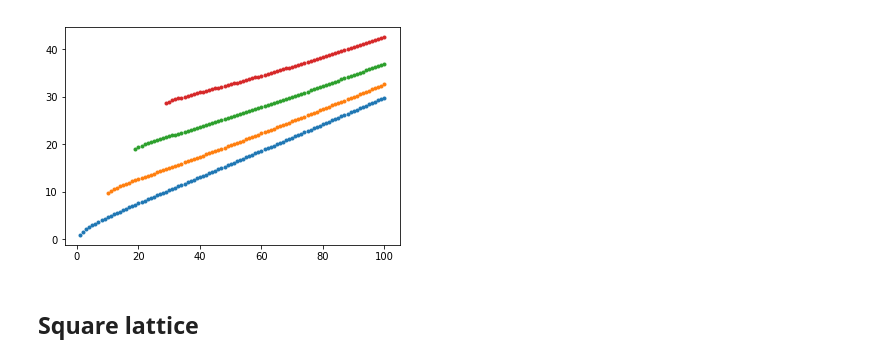
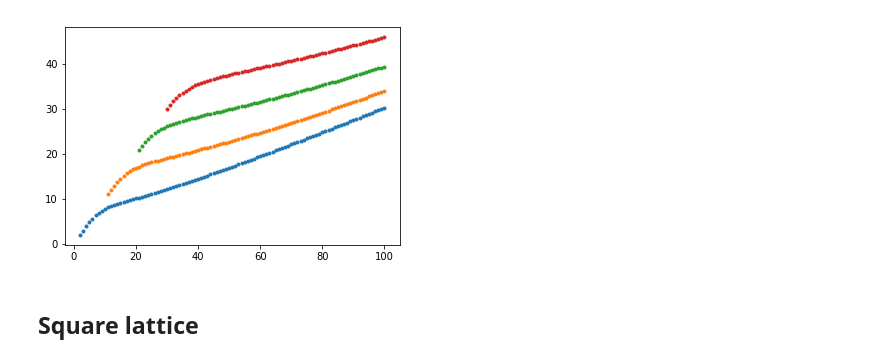
Before and after one commit to fancompute/legume, a Jupyter notebook: Notebooks/test_gme.ipynb, the cells around one changed output. Saved outputs shown, nothing was run; the diff lists cells and outputs as text; code cells hidden in the pictures.

```diff
--- a/Notebooks/test_gme.ipynb
+++ b/Notebooks/test_gme.ipynb
@@ -14,16 +14,16 @@ from itertools import zip_longest
 # %%
 # Test guided mode solver
 gs=np.linspace(1,100,100)
 epses=np.array([1,12,1])
 ds=np.array([0.1])
-(omegas, coeffs) = pygme.guided_modes(gs, epses, ds, step=1e-1/np.sqrt(epses.max()), n_modes=4)
+(omegas, coeffs) = pygme.guided_modes(gs, epses, ds, step=1e-1/np.sqrt(epses.max()), n_modes=4, mode='TM')
 omegasT = [list(filter(None, i)) for i in zip_longest(*omegas)]
 
 for w in omegasT:
     plt.plot(gs[-len(w):],w,'.')
 plt.show()
 # %% [output]
-[figure, old version]
+[figure, new version]
 # %% [markdown]
 ## Square lattice
 # %%
```
Also changed, not shown: 4 other files.
